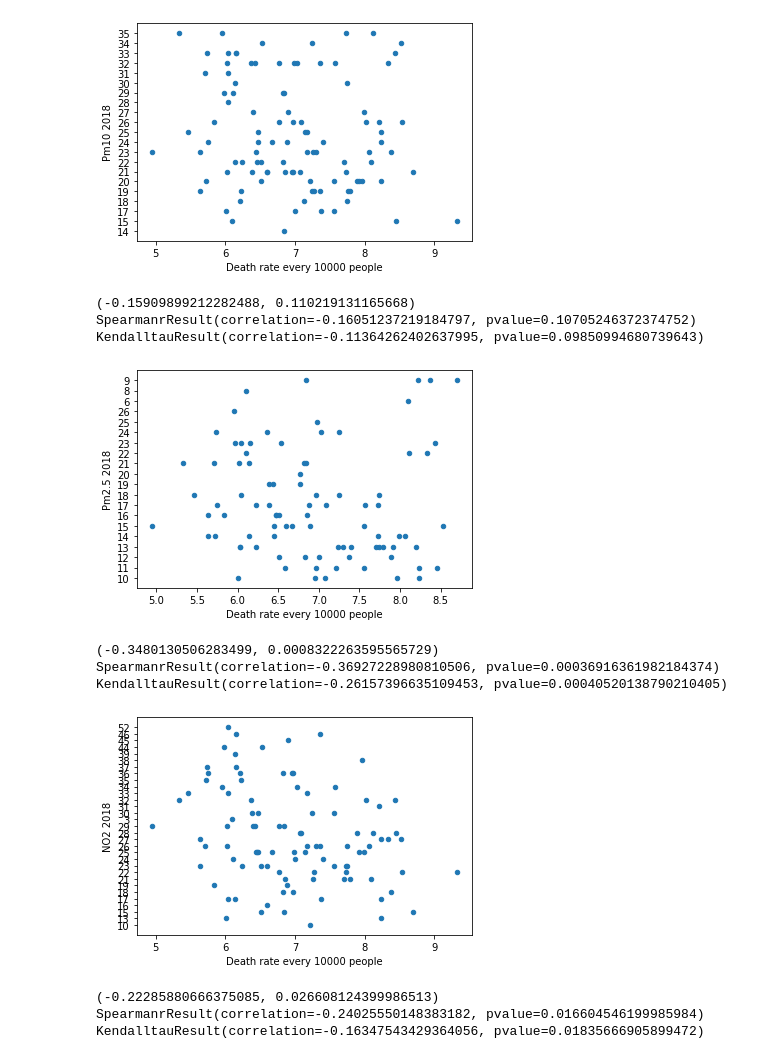
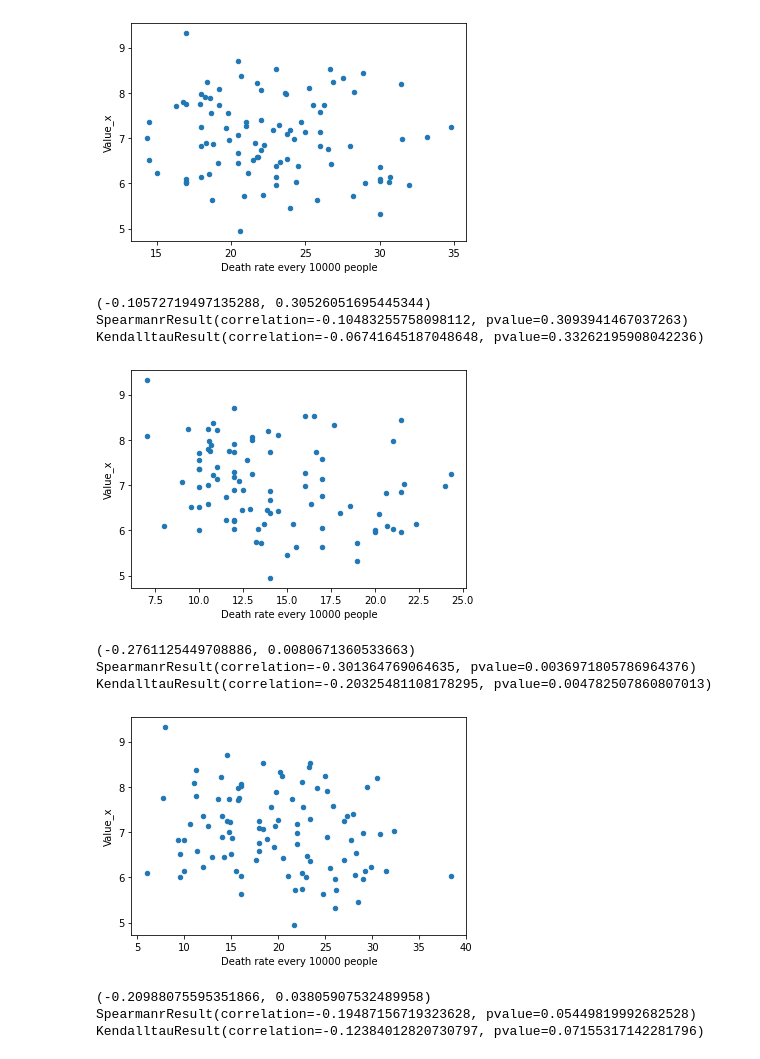
Before and after one commit to prometheus404/progetto_visualizzazione, a Jupyter notebook: disease_pollution_relation/premature_death.ipynb, the cells around one changed output. Drawn from its saved outputs; the diff is of its cells as text; code cells hidden in the pictures.

Commit message:
all provinces added

```diff
--- a/disease_pollution_relation/premature_death.ipynb
+++ b/disease_pollution_relation/premature_death.ipynb
@@ -83,4 +85,57 @@ result=pd.merge(death,population,on='Territorio')
 
 #Create mortality index every 10000 people
 result['Value_x']=(result['Value_x']/result['Value_y'])*10000
+# %%
+def mean(pollutant):
+    #POLLUTION
+    pollution = pd.read_csv('../csv/pollution_province/'+pollutant+'_2019.csv')
+    pollution = pollution[['Provincia', 'Valore medio annuo³ [µg/m³]']]
+    pollution.drop(pollution.index[(pollution['Valore medio annuo³ [µg/m³]']=="-")], axis=0, inplace=True)
+    pollution.drop(pollution.index[(pollution['Valore medio annuo³ [µg/m³]']=="n.d.")], axis=0, inplace=True)
+    pollution['Valore medio annuo³ [µg/m³]'] = pollution['Valore medio annuo³ [µg/m³]'].apply(int)
+    pollution = pollution.groupby(by='Provincia').mean()
+    '''
+    pollution=pd.read_csv('../csv/Foglio_Chino.csv', encoding='utf-8', sep=',')
+    pollution=pollution.rename(columns={"Unnamed: 0":"Territorio","Unnamed: 1":"VOTO","2018":"Pm10 2018","Unnamed: 3":"Pm2.5 2018",
+    "Unnamed: 4":"NO2 2018","2017":"Pm10 2017","Unnamed: 6":"Pm2.5 2017", "Unnamed: 7":"NO2 2017",
+    "2016":"Pm10 2016","Unnamed: 9":"Pm2.5 2016", "Unnamed: 10":"NO2 2016",
+    "2015":"Pm10 2015","Unnamed: 12":"Pm2.5 2015", "Unnamed: 13":"NO2 2015",
+    "2014":"Pm10 2014","Unnamed: 15":"Pm2.5 2014", "Unnamed: 16":"NO2 2014"})
+    #Skip first row
+    pollution=pollution.iloc[1:]
+    '''
+    #Inner-join between 'data' from result and pollution
+    result2=pd.merge(result,pollution,left_on='Territorio', right_on='Provincia')
+    #result2=result2.sort_values(by=[pollutant], ascending=True)
+    #result2['Valore medio annuo³ [µg/m³]'] = result2['Valore medio annuo³ [µg/m³]'].apply(int)
+    result2.plot.scatter(y='Value_x', x='Valore medio annuo³ [µg/m³]')
+    plt.xlabel('Death rate every 10000 people')
+    plt.show()
+
+    b = np.array(result2['Value_x']).astype(float)
+    a = np.array(result2['Valore medio annuo³ [µg/m³]']).astype(float)
+    #Pearson
+    print(scipy.stats.pearsonr(a, b))
+    #Spearman
+    print(scipy.stats.spearmanr(a, b))
+    #Kendall
+    print(scipy.stats.kendalltau(a, b))
+# %%
+#2019
+mean('PM10')
+mean('PM25')
+mean('NO2')
+# %% [output]
+[figure, added]
+(-0.10572719497135288, 0.30526051695445344)
+SpearmanrResult(correlation=-0.10483255758098112, pvalue=0.3093941467037263)
+KendalltauResult(correlation=-0.06741645187048648, pvalue=0.33262195908042236)
+[figure, added]
+(-0.2761125449708886, 0.0080671360533663)
+SpearmanrResult(correlation=-0.301364769064635, pvalue=0.0036971805786964376)
+KendalltauResult(correlation=-0.20325481108178295, pvalue=0.004782507860807013)
+[figure, added]
+(-0.20988075595351866, 0.03805907532489958)
+SpearmanrResult(correlation=-0.19487156719323628, pvalue=0.05449819992682528)
+KendalltauResult(correlation=-0.12384012820730797, pvalue=0.07155317142281796)
 # %%
@@ -111,21 +172,3 @@ def test(pollutant):
     print(scipy.stats.spearmanr(a, b))
     #Kendall
     print(scipy.stats.kendalltau(a, b))
-# %%
-#2018
-test('Pm10 2018')
-test('Pm2.5 2018')
-test('NO2 2018')
-# %% [output]
-[figure, removed]
-(-0.15909899212282488, 0.110219131165668)
-SpearmanrResult(correlation=-0.16051237219184797, pvalue=0.10705246372374752)
-KendalltauResult(correlation=-0.11364262402637995, pvalue=0.09850994680739643)
-[figure, removed]
-(-0.3480130506283499, 0.0008322263595565729)
-SpearmanrResult(correlation=-0.36927228980810506, pvalue=0.00036916361982184374)
-KendalltauResult(correlation=-0.26157396635109453, pvalue=0.00040520138790210405)
-[figure, removed]
-(-0.22285880666375085, 0.026608124399986513)
-SpearmanrResult(correlation=-0.24025550148383182, pvalue=0.016604546199985984)
-KendalltauResult(correlation=-0.16347543429364056, pvalue=0.01835666905899472)
```
Also changed, not shown: parts of 7 cells of this notebook.
